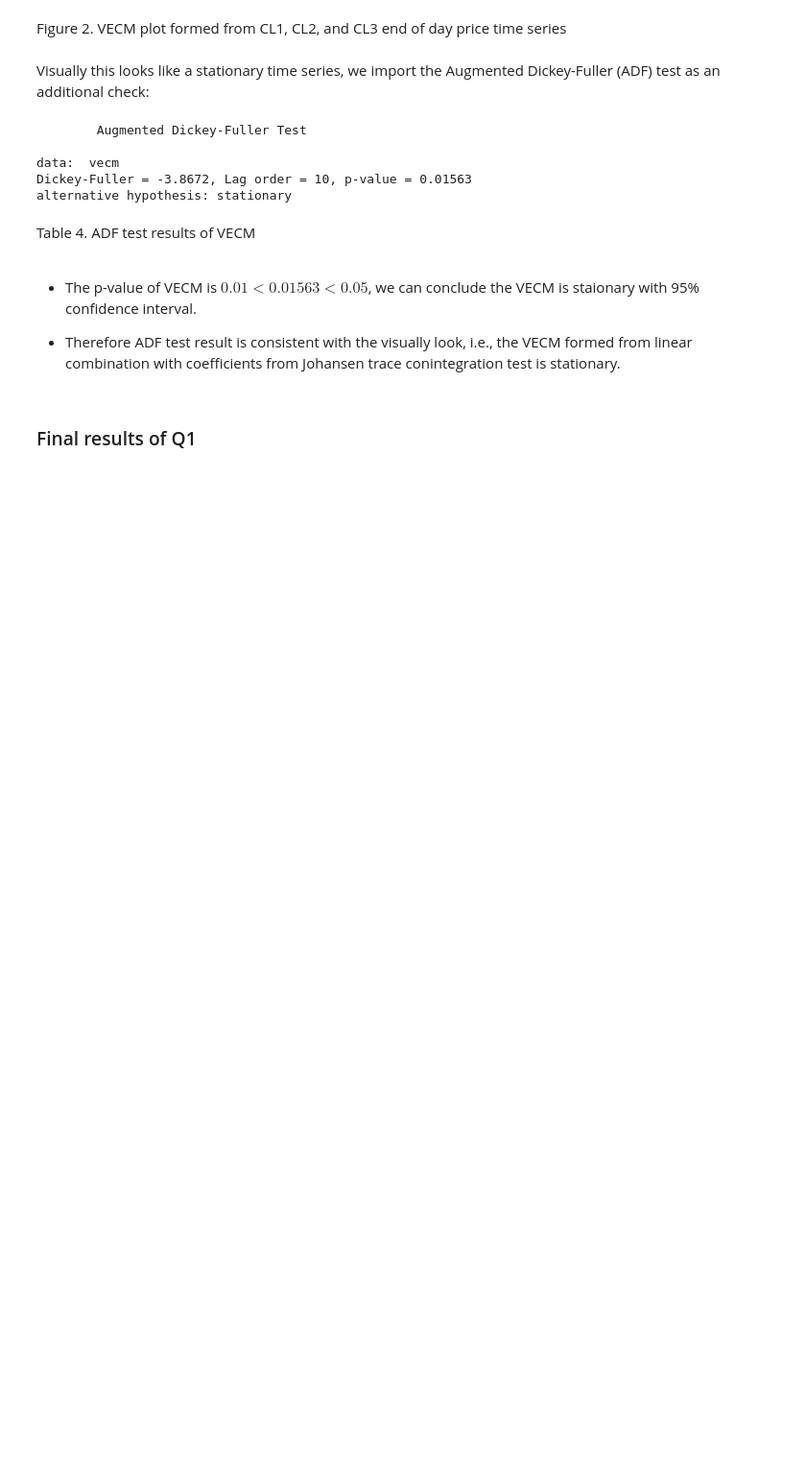
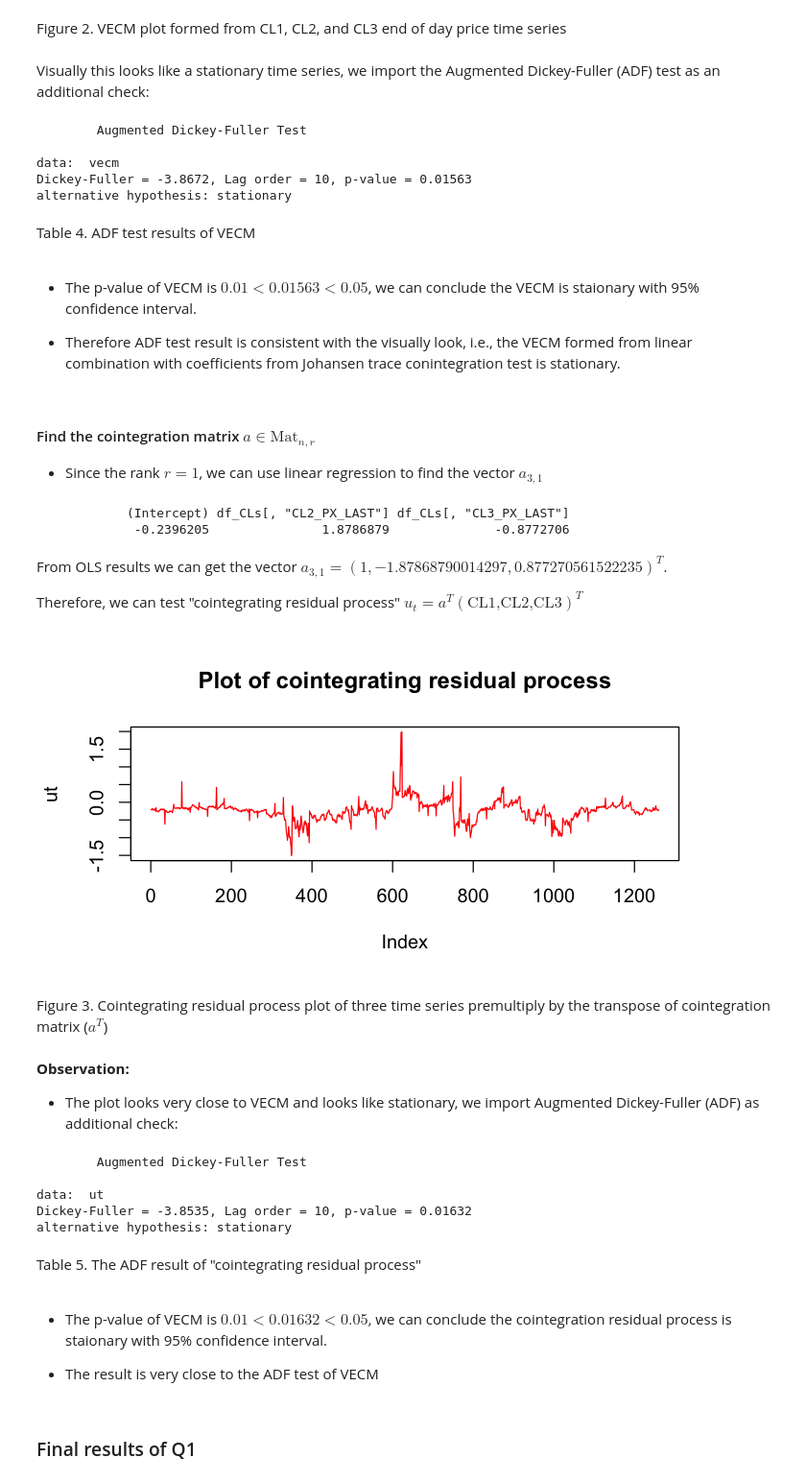
Before and after one commit to noisyoscillator/MTH9893_Time_Series, a Jupyter notebook: HW/HW4/MTH9893_HW4_Group01.ipynb, the cells around one changed output. Shown at 96% size. Saved outputs shown, nothing was run; the diff lists cells and outputs as text; code cells hidden in the pictures; blank space fills up the shorter version.

```diff
--- a/HW/HW4/MTH9893_HW4_Group01.ipynb
+++ b/HW/HW4/MTH9893_HW4_Group01.ipynb
@@ -273,5 +277,49 @@ Table 4. ADF test results of VECM
 * The p-value of VECM is $0.01<0.01563<0.05$, we can conclude the VECM is staionary with 95% confidence interval.
 
 * Therefore ADF test result is consistent with the visually look, i.e., the VECM formed from linear combination with coefficients from Johansen trace conintegration test is stationary.
+# %% [markdown]
+#### Find the cointegration matrix $a \in \text{Mat}_{n,r}$
+
+* Since the rank $r=1$, we can use linear regression to find the vector $a_{3,1}$
+# %%
+# Linear regression of CL1 regress on CL2 and CL3 with constant term
+OLS<- lm(df_CLs[,'CL1_PX_LAST']~df_CLs[,'CL2_PX_LAST']+df_CLs[,'CL3_PX_LAST'])
+OLS$coefficients
+# %% [output]
+            (Intercept) df_CLs[, "CL2_PX_LAST"] df_CLs[, "CL3_PX_LAST"]
+             -0.2396205               1.8786879              -0.8772706
+# %% [markdown]
+From OLS results we can get the vector $a_{3,1}=(1,-1.87868790014297,0.877270561522235)^T$.
+
+Therefore, we can test "cointegrating residual process" $u_t=a^T(\text{CL1,CL2,CL3})^T$
+# %%
+# Cointegrating residual process
+ut<- 1*df_CLs[,'CL1_PX_LAST'] -1.87868790014297*df_CLs[,'CL2_PX_LAST'] +
+0.877270561522235*df_CLs[,'CL3_PX_LAST']
+# Plot the data of ut
+options(repr.plot.height=3, repr.plot.width=6)
+plot(ut,type='l',col='red',ylab='ut',main='Plot of cointegrating residual process')
+# %% [output]
+[figure, added]
+# %% [markdown]
+Figure 3. Cointegrating residual process plot of three time series premultiply by the transpose of cointegration matrix ($a^T$)
+# %% [markdown]
+**Observation:**
+* The plot looks very close to VECM and looks like stationary, we import Augmented Dickey-Fuller (ADF) as additional check:
+# %%
+adf_ut<-adf.test(ut)
+adf_ut
+# %% [output]
+        Augmented Dickey-Fuller Test
+
+data:  ut
+Dickey-Fuller = -3.8535, Lag order = 10, p-value = 0.01632
+alternative hypothesis: stationary
+# %% [markdown]
+Table 5. The ADF result of "cointegrating residual process"
+# %% [markdown]
+* The p-value of VECM is $0.01<0.01632<0.05$, we can conclude the cointegration residual process is staionary with 95% confidence interval.
+
+* The result is very close to the ADF test of VECM
 # %% [markdown]
 ### Final results of Q1
```
Also changed, not shown: parts of 6 cells of this notebook.
